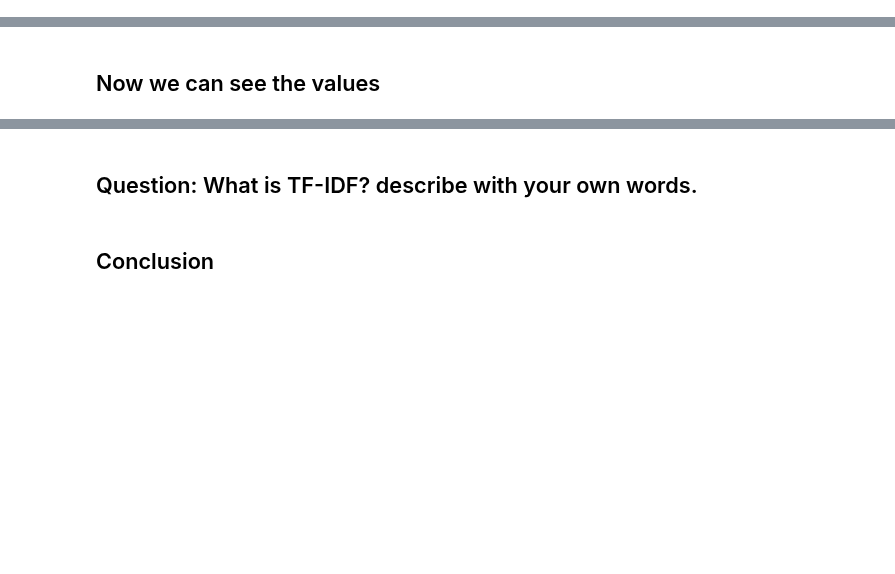
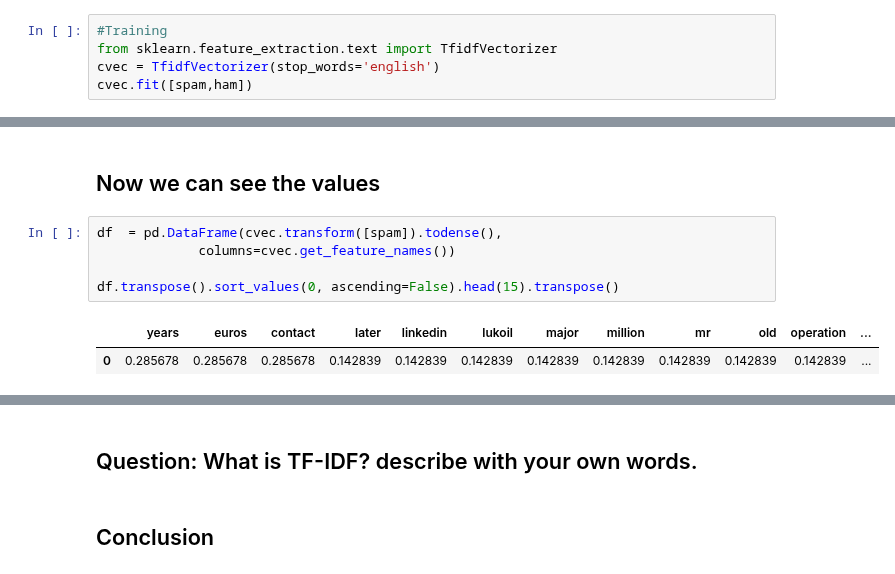
Before and after one commit to spockl/GA-DSI, a Jupyter notebook: curriculum/week-07/1.3-nlp/w7d1-nlp-worksheet.ipynb, the cells around one changed output, grey strips where cells are left out. Cells and saved outputs as stored; diff of their text form; blank space fills up the shorter version.

```diff
--- a/curriculum/week-07/1.3-nlp/w7d1-nlp-worksheet.ipynb
+++ b/curriculum/week-07/1.3-nlp/w7d1-nlp-worksheet.ipynb
@@ -486,3 +517,8 @@ This enhances terms that are highly specific of a particular document, while sup
 ## Exercise:<br><br> As you did above, import and initialize the TfidfVectorizer, then fit the spam and ham data.
 # %% [markdown]
 ## Answer:
+# %%
+#Training
+from sklearn.feature_extraction.text import TfidfVectorizer
+cvec = TfidfVectorizer(stop_words='english')
+cvec.fit([spam,ham])
@@ -489,2 +533,10 @@ This enhances terms that are highly specific of a particular document, while sup
 # %% [markdown]
 ## Now we can see the values
+# %%
+df  = pd.DataFrame(cvec.transform([spam]).todense(),
+             columns=cvec.get_feature_names())
+
+df.transpose().sort_values(0, ascending=False).head(15).transpose()
+# %% [output]
+|  | years | euros | contact | later | linkedin | lukoil | major | million | mr | old | operation | ... |
+| 0 | 0.285678 | 0.285678 | 0.285678 | 0.142839 | 0.142839 | 0.142839 | 0.142839 | 0.142839 | 0.142839 | 0.142839 | 0.142839 | ... |
```
Also changed, not shown: parts of 6 cells of this notebook, 39 other files.
